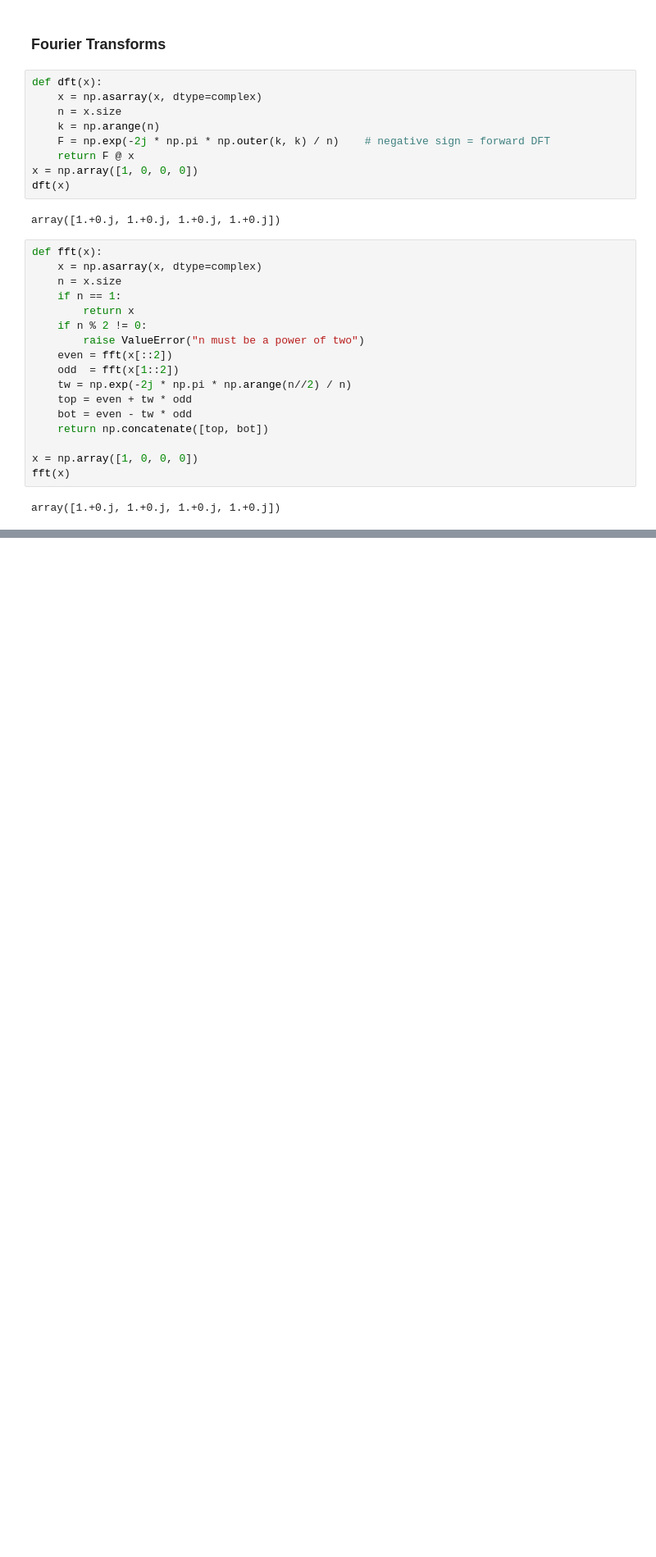
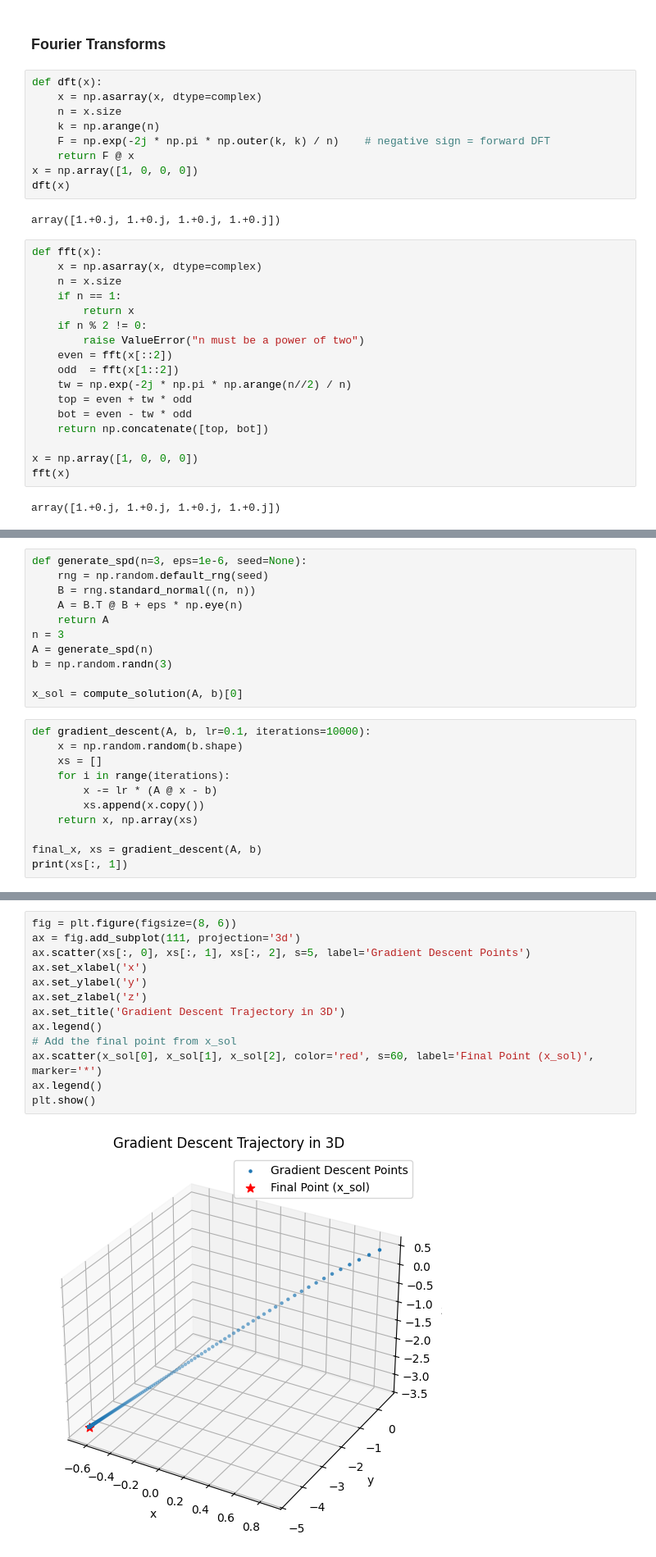
Before and after one commit to dwight-foster/linear-algebra-concepts-in-code, a Jupyter notebook: strang_practice.ipynb, the cells around one changed output, grey strips where cells are left out. Shown at 82% size. Cells and saved outputs as stored; diff of their text form; blank space fills up the shorter version.

```diff
--- a/strang_practice.ipynb
+++ b/strang_practice.ipynb
@@ -809,0 +804,22 @@ Size 256:
+# %%
+def generate_spd(n=3, eps=1e-6, seed=None):
+    rng = np.random.default_rng(seed)
+    B = rng.standard_normal((n, n))
+    A = B.T @ B + eps * np.eye(n)
+    return A
+n = 3
+A = generate_spd(n)
+b = np.random.randn(3)
+
+x_sol = compute_solution(A, b)[0]
+# %%
+def gradient_descent(A, b, lr=0.1, iterations=10000):
+    x = np.random.random(b.shape)
+    xs = []
+    for i in range(iterations):
+        x -= lr * (A @ x - b)
+        xs.append(x.copy())
+    return x, np.array(xs)
+
+final_x, xs = gradient_descent(A, b)
+print(xs[:, 1])
@@ -809,0 +829,15 @@ Size 256:
+# %%
+fig = plt.figure(figsize=(8, 6))
+ax = fig.add_subplot(111, projection='3d')
+ax.scatter(xs[:, 0], xs[:, 1], xs[:, 2], s=5, label='Gradient Descent Points')
+ax.set_xlabel('x')
+ax.set_ylabel('y')
+ax.set_zlabel('z')
+ax.set_title('Gradient Descent Trajectory in 3D')
+ax.legend()
+# Add the final point from x_sol
+ax.scatter(x_sol[0], x_sol[1], x_sol[2], color='red', s=60, label='Final Point (x_sol)', marker='*')
+ax.legend()
+plt.show()
+# %% [output]
+[figure, added]
```
Also changed, not shown: parts of 30 cells of this notebook, 1 other file.
